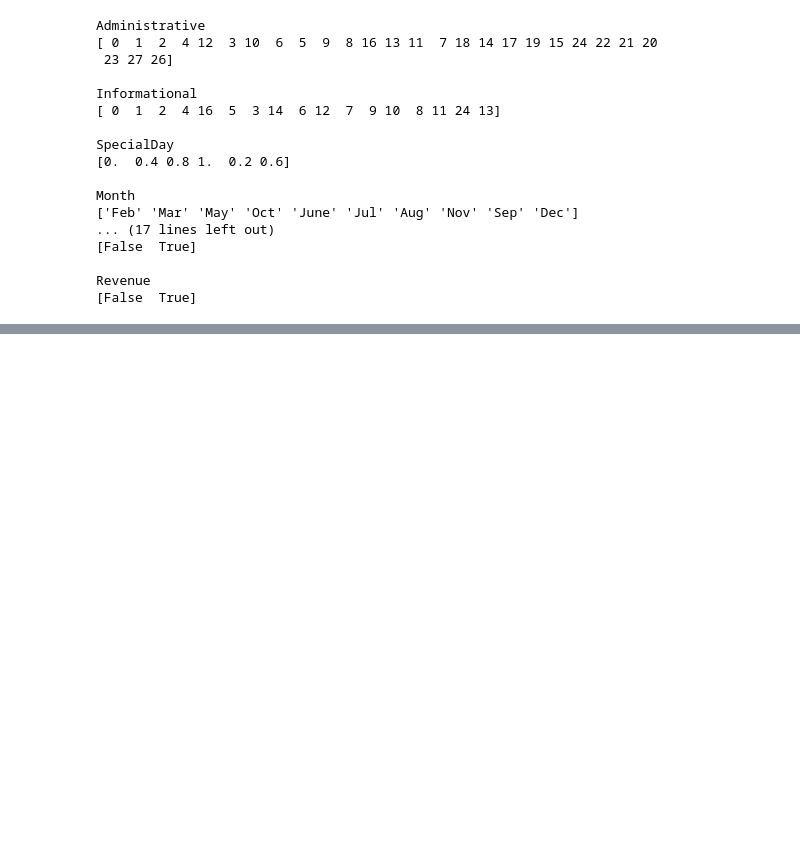
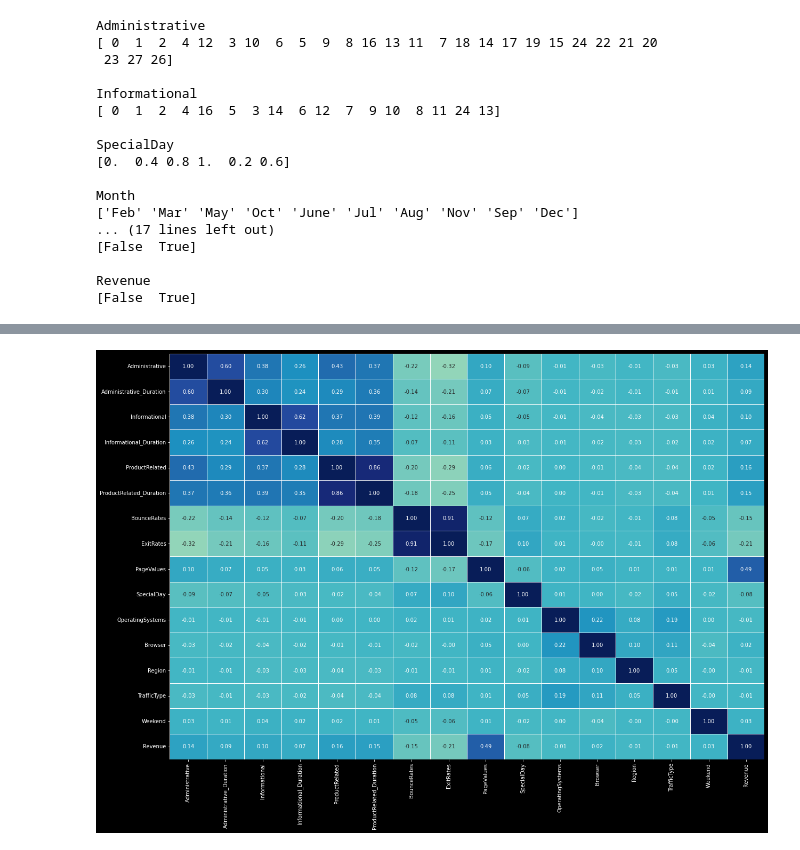
Before and after one commit to JoaquinGianan/JGMLE-9-Skills, a Jupyter notebook: midterm/JG-midterm-wip.ipynb, the cells around one changed output, grey strips where cells are left out. Saved outputs shown, nothing was run; the diff lists cells and outputs as text; code cells hidden in the pictures; blank space fills up the shorter version.

```diff
--- a/midterm/JG-midterm-wip.ipynb
+++ b/midterm/JG-midterm-wip.ipynb
@@ -185,0 +233,16 @@ df_temp = data_raw["Revenue"].replace(to_replace= ["True", "False"], value= [1 ,
+# %%
+# bivariate analysis
+
+plt.figure(figsize=(20,14))
+
+sns.heatmap(data_raw.corr(),
+            annot=True,
+            linewidths=.5,
+            center=0,
+            cbar=False,
+            cmap="YlGnBu",
+            fmt='0.2f')
+
+plt.show()
+# %% [output]
+[figure, added]
```
Also changed, not shown: parts of 4 cells of this notebook, 5 other files.
